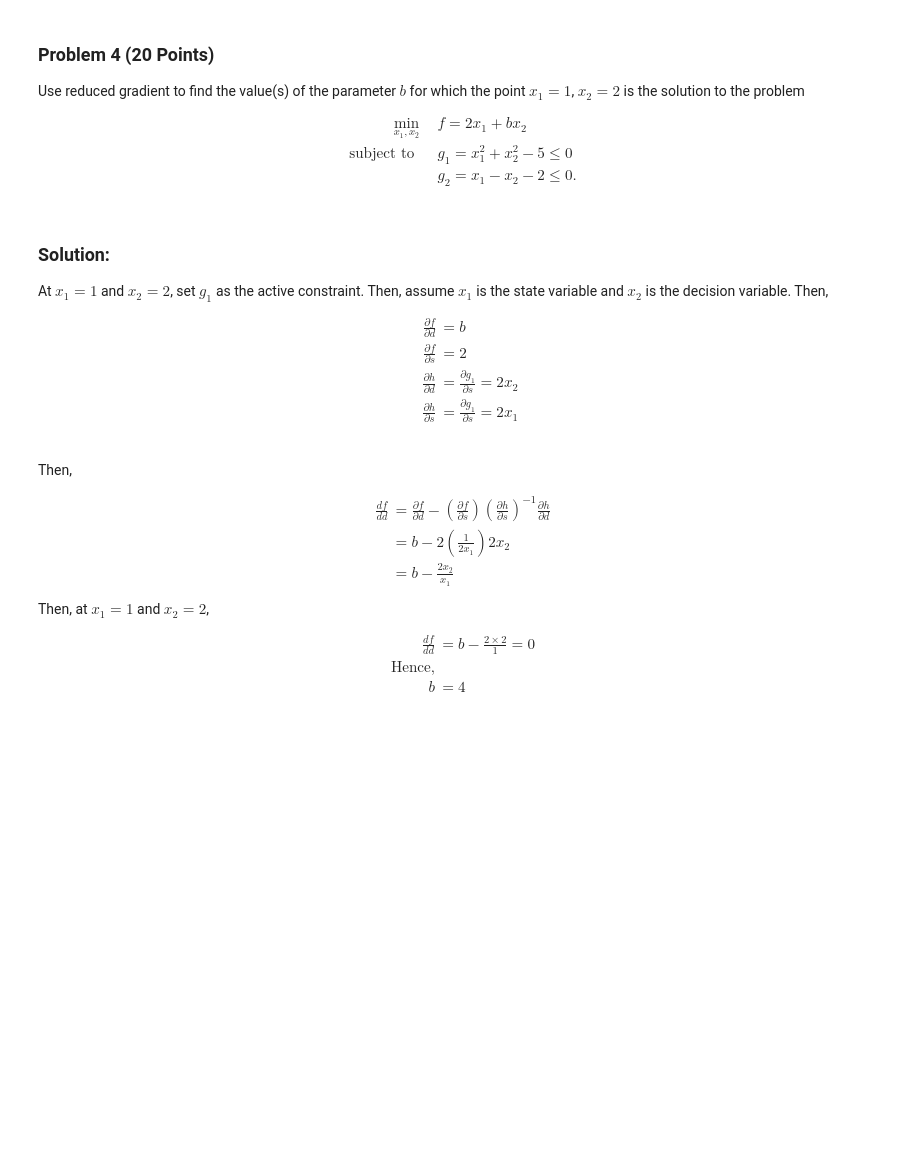
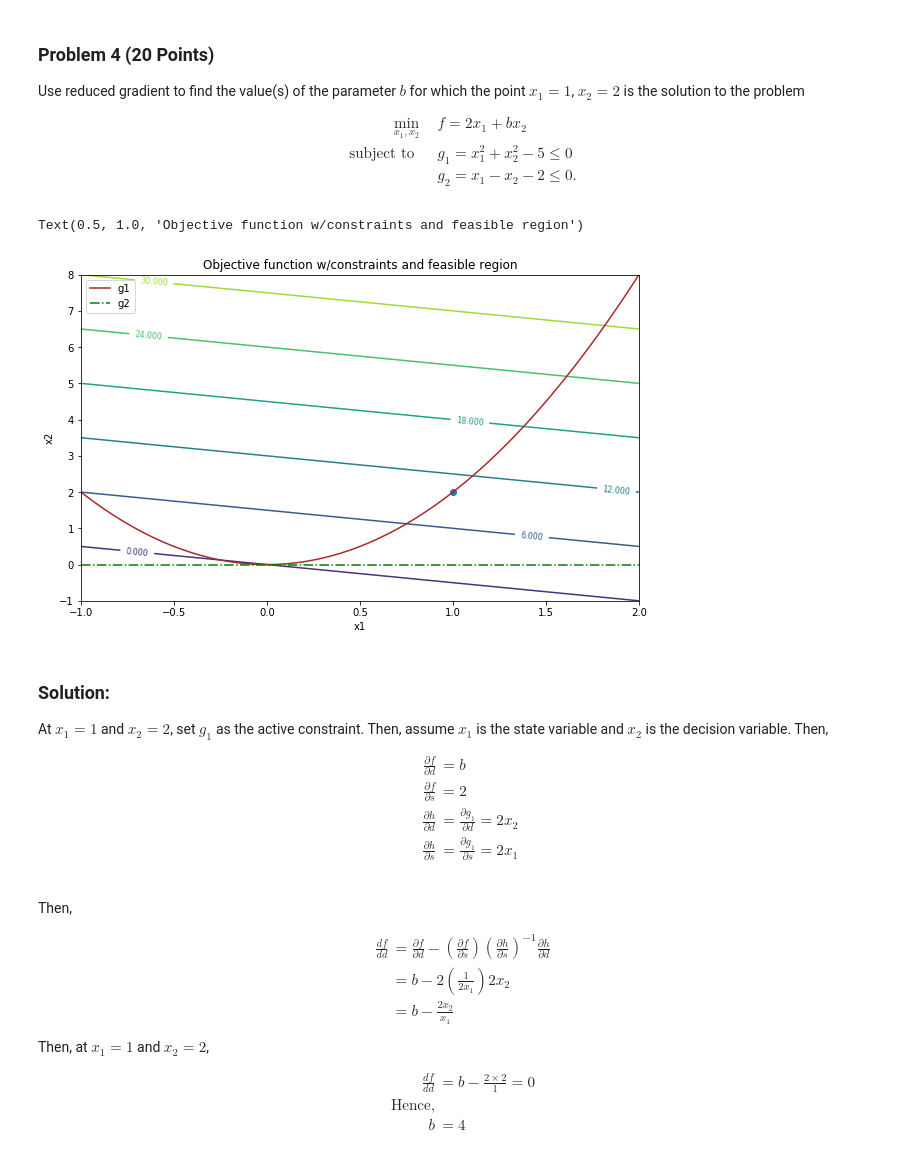
Before and after one commit to ghimiremukesh/Design_Optimization, a Jupyter notebook: Homework/Homework 4.ipynb, the cells around one changed output. Drawn from its saved outputs; the diff is of its cells as text; code cells hidden in the pictures; blank space fills up the shorter version.

```diff
--- a/Homework/Homework 4.ipynb
+++ b/Homework/Homework 4.ipynb
@@ -546,6 +591,39 @@ $$
 & \quad g_2= x_1- x_2-2\leq 0.
 \end{aligned}
 $$
+# %%
+import matplotlib.pyplot as plt
+import numpy as np
+
+x = np.linspace(-1, 2, 100)
+y = np.linspace(-1, 2, 100)
+
+g1 = x**2 + y**2
+g2 = x - y
+
+
+X = np.linspace(-1, 2, 100)
+Y = np.linspace(-1,8,100)
+X, Y = np.meshgrid(X, Y)
+
+Z = 2*X + 4*Y
+
+
+fig, axs = plt.subplots(1, 1, figsize=(10, 6))
+cp = plt.contour(X, Y, Z)
+plt.clabel(cp, inline=True, fontsize=8)
+plt.plot(x, g1, label = 'g1', c= 'brown')
+
+plt.plot(x, g2, label = 'g2', c = 'green', linestyle='dashdot')
+plt.scatter(1,2)
+#plt.fill_between(g1, x, 0, color='yellow', label='feasible-region')
+plt.xlabel("x1")
+plt.ylabel("x2")
+plt.legend()
+plt.title("Objective function w/constraints and feasible region")
+# %% [output]
+Text(0.5, 1.0, 'Objective function w/constraints and feasible region')
+[figure, added]
 # %% [markdown]
 ### Solution:
 
@@ -555,7 +633,7 @@ $$
 \begin{aligned}
 \quad \frac{\partial f}{\partial d} &= b \\
 \quad \frac{\partial f}{\partial s} &= 2 \\
-\quad \frac{\partial h}{\partial d} &=  \frac{\partial g_1}{\partial s} = 2x_2 \\
+\quad \frac{\partial h}{\partial d} &=  \frac{\partial g_1}{\partial d} = 2x_2 \\
 \quad \frac{\partial h}{\partial s} &= \frac{\partial g_1}{\partial s} = 2x_1 \\
 \end{aligned}
 $$
```
Also changed, not shown: parts of 20 cells of this notebook.
